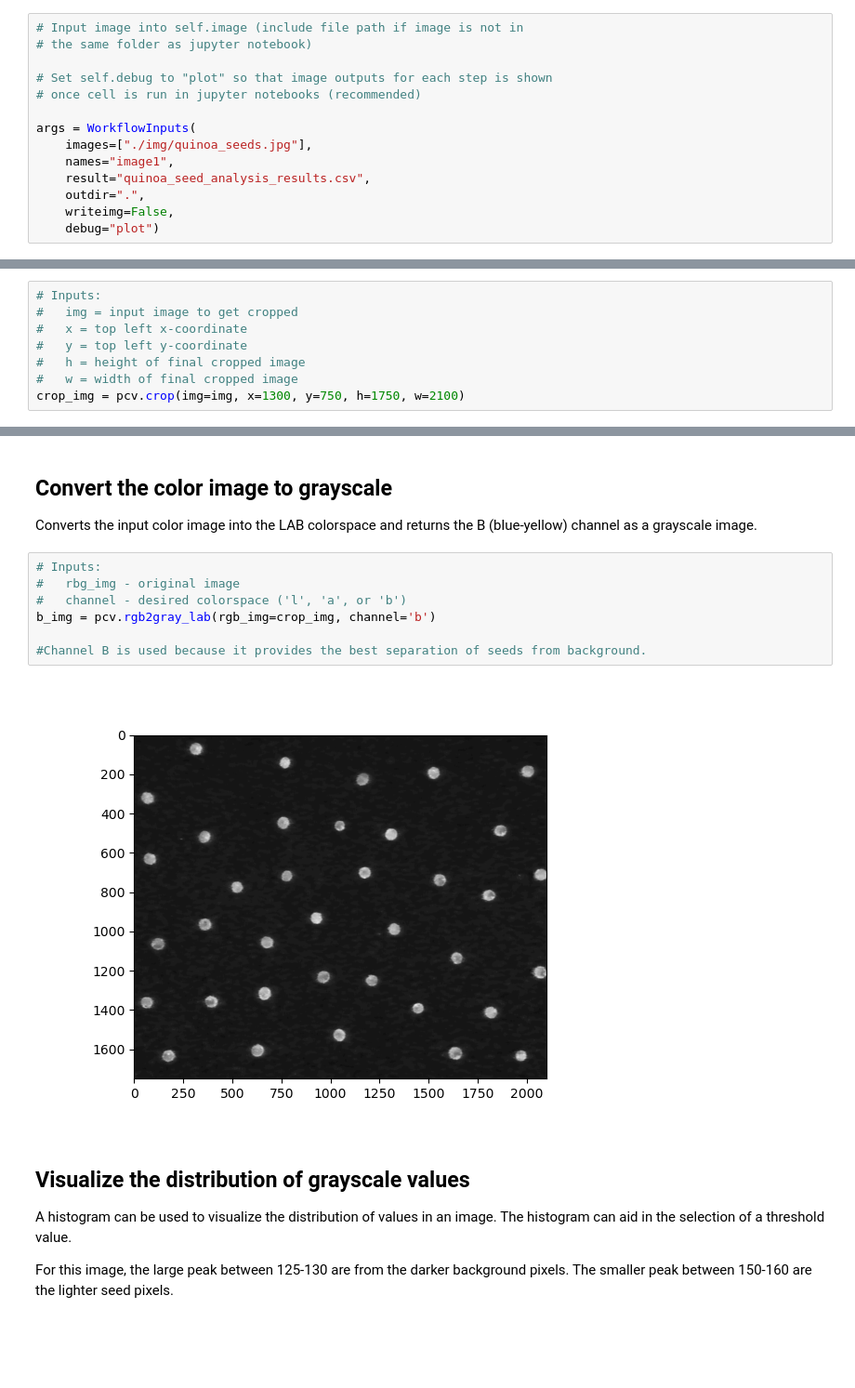
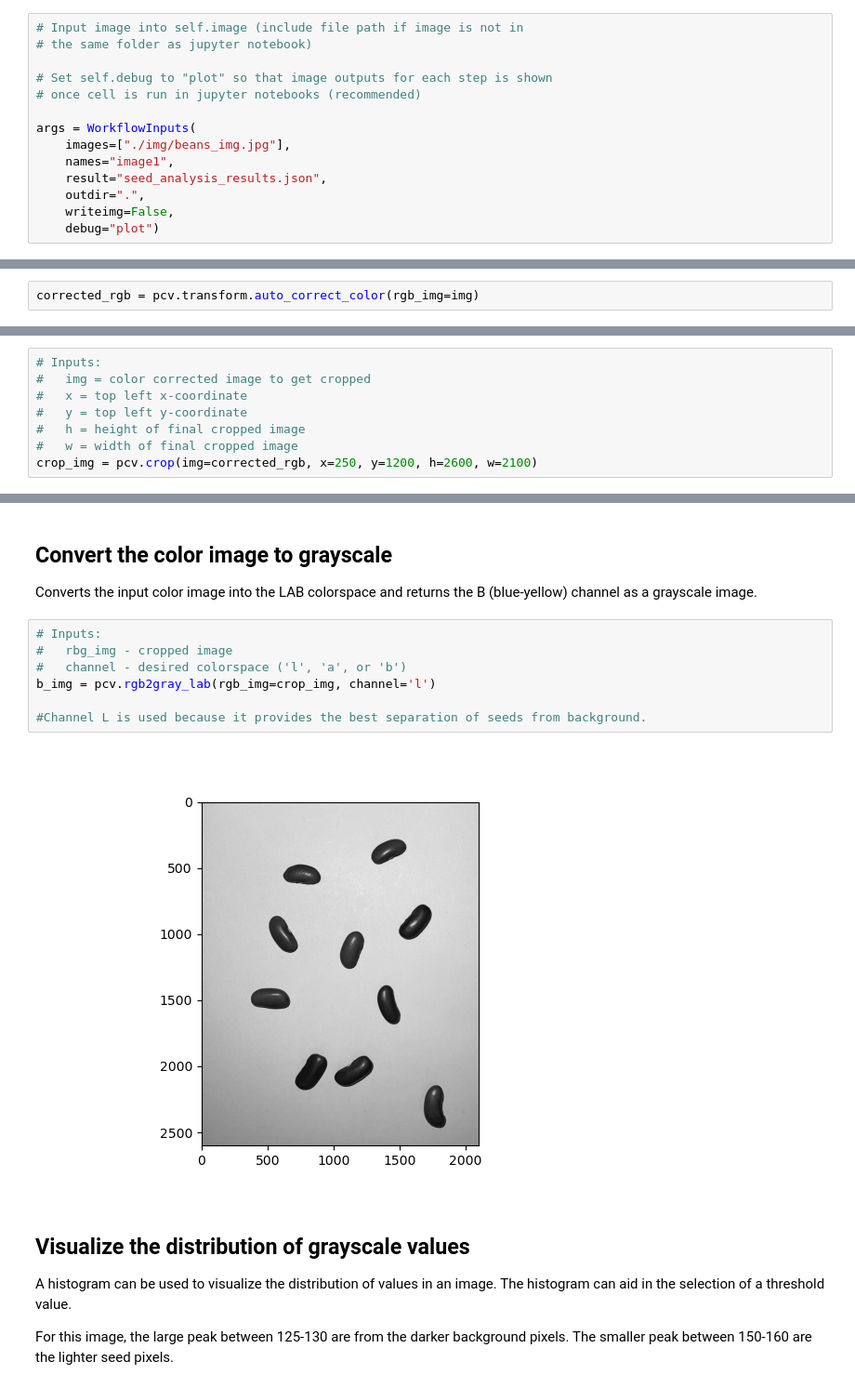
Before and after one commit to danforthcenter/plantcv-tutorial-seeds, a Jupyter notebook: index.ipynb, the cells around one changed output, grey strips where cells are left out. Shown at 93% size. Drawn from its saved outputs; the diff is of its cells as text; blank space fills up the shorter version.

Commit message:
updated tutorial with new image

```diff
--- a/index.ipynb
+++ b/index.ipynb
@@ -35,9 +35,9 @@ The options class mimics the workflow command-line argument parser that is used
 # once cell is run in jupyter notebooks (recommended)
 
 args = WorkflowInputs(
-    images=["./img/quinoa_seeds.jpg"],
+    images=["./img/beans_img.jpg"],
     names="image1",
-    result="quinoa_seed_analysis_results.csv",
+    result="seed_analysis_results.json",
     outdir=".",
     writeimg=False,
     debug="plot")
@@ -69,0 +74,2 @@ img, path, filename = pcv.readimage(filename=args.image1)
+# %%
+corrected_rgb = pcv.transform.auto_correct_color(rgb_img=img)
@@ -73,10 +82,10 @@ img, path, filename = pcv.readimage(filename=args.image1)
 Cropping out aspects of the image that may interfere with the binary mask makes it easier to isolate plant material from background. This is also useful to save memory in these tutorials.
 # %%
 # Inputs:
-#   img = input image to get cropped
+#   img = color corrected image to get cropped
 #   x = top left x-coordinate
 #   y = top left y-coordinate
 #   h = height of final cropped image
 #   w = width of final cropped image
-crop_img = pcv.crop(img=img, x=1300, y=750, h=1750, w=2100)
+crop_img = pcv.crop(img=corrected_rgb, x=250, y=1200, h=2600, w=2100)
 # %% [output]
@@ -98,13 +106,13 @@ colorspace_img = pcv.visualize.colorspaces(rgb_img=crop_img)
 Converts the input color image into the LAB colorspace and returns the B (blue-yellow) channel as a grayscale image.
 # %%
 # Inputs:
-#   rbg_img - original image
+#   rbg_img - cropped image
 #   channel - desired colorspace ('l', 'a', or 'b')
-b_img = pcv.rgb2gray_lab(rgb_img=crop_img, channel='b')
+b_img = pcv.rgb2gray_lab(rgb_img=crop_img, channel='l')
 
-#Channel B is used because it provides the best separation of seeds from background.
+#Channel L is used because it provides the best separation of seeds from background.
 # %% [output]
-[figure, old version]
+[figure, new version]
 # %% [markdown]
 ## Visualize the distribution of grayscale values
 
```
Also changed, not shown: parts of 19 cells of this notebook.
